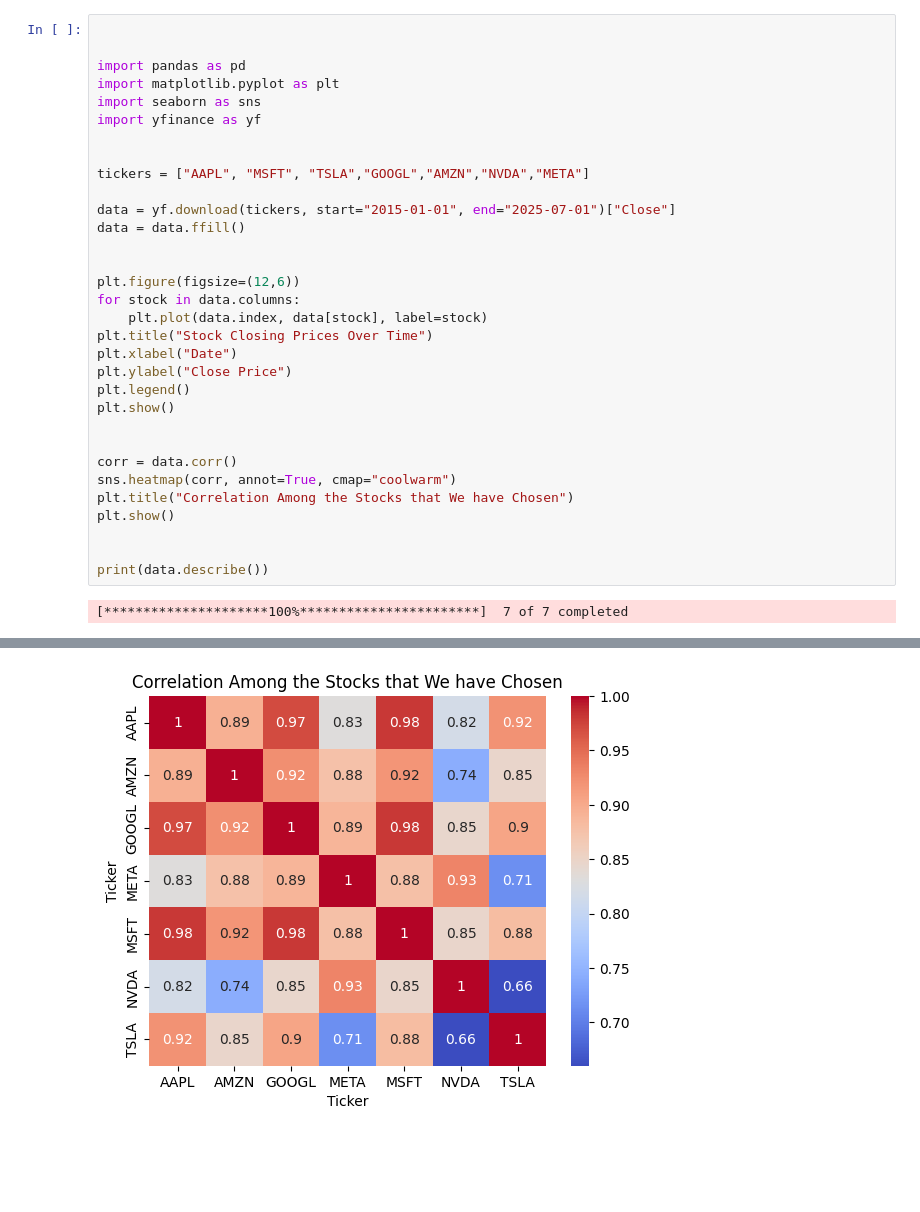
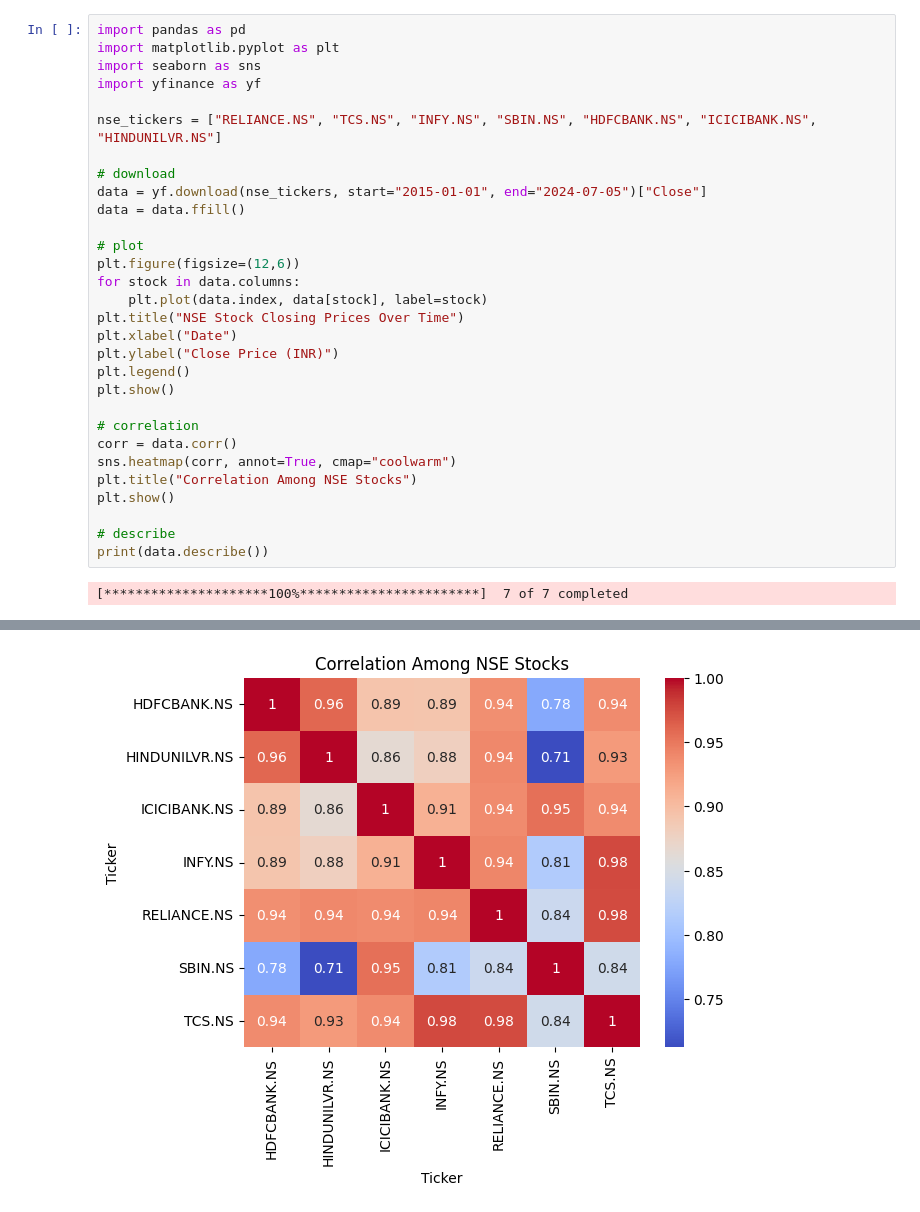
Before and after one commit to Adi7coder/AI-Stock-prediction-tool, a Jupyter notebook: notebooks/EDA.ipynb, the cells around one changed output, grey strips where cells are left out. Cells and saved outputs as stored; diff of their text form; blank space fills up the shorter version.

```diff
--- a/notebooks/EDA.ipynb
+++ b/notebooks/EDA.ipynb
@@ -1,34 +1,32 @@
 # %%
-
-
 import pandas as pd
 import matplotlib.pyplot as plt
 import seaborn as sns
 import yfinance as yf
 
+nse_tickers = ["RELIANCE.NS", "TCS.NS", "INFY.NS", "SBIN.NS", "HDFCBANK.NS", "ICICIBANK.NS", "HINDUNILVR.NS"]
 
-tickers = ["AAPL", "MSFT", "TSLA","GOOGL","AMZN","NVDA","META"]
-
-data = yf.download(tickers, start="2015-01-01", end="2025-07-01")["Close"]
+# download
+data = yf.download(nse_tickers, start="2015-01-01", end="2024-07-05")["Close"]
 data = data.ffill()
 
-
+# plot
 plt.figure(figsize=(12,6))
 for stock in data.columns:
     plt.plot(data.index, data[stock], label=stock)
-plt.title("Stock Closing Prices Over Time")
+plt.title("NSE Stock Closing Prices Over Time")
 plt.xlabel("Date")
-plt.ylabel("Close Price")
+plt.ylabel("Close Price (INR)")
 plt.legend()
 plt.show()
 
-
+# correlation
 corr = data.corr()
 sns.heatmap(corr, annot=True, cmap="coolwarm")
-plt.title("Correlation Among the Stocks that We have Chosen")
+plt.title("Correlation Among NSE Stocks")
 plt.show()
 
-
+# describe
 print(data.describe())
 # %% [output]
 [*********************100%***********************]  7 of 7 completed
@@ -36 +34 @@ print(data.describe())
-[figure, old version]
+[figure, new version]
```
Also changed, not shown: parts of 3 cells of this notebook, 16 other files.
